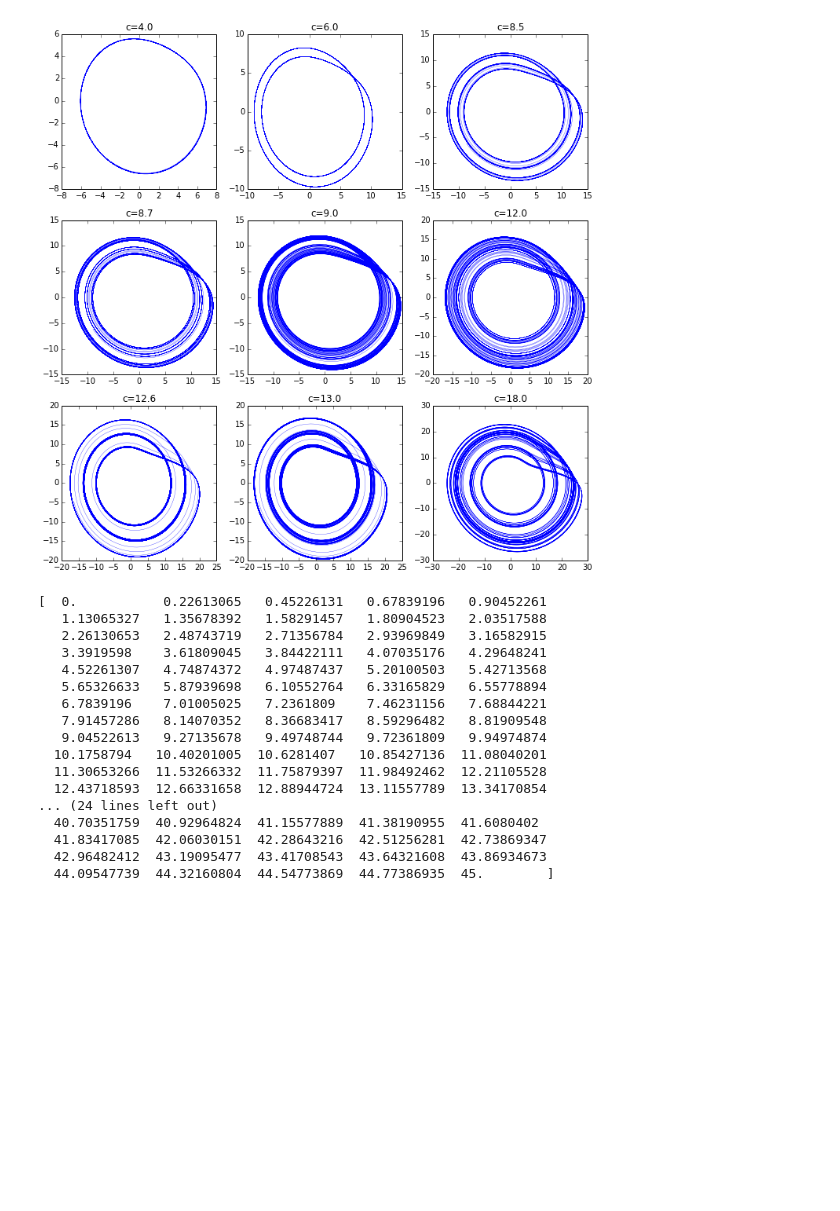
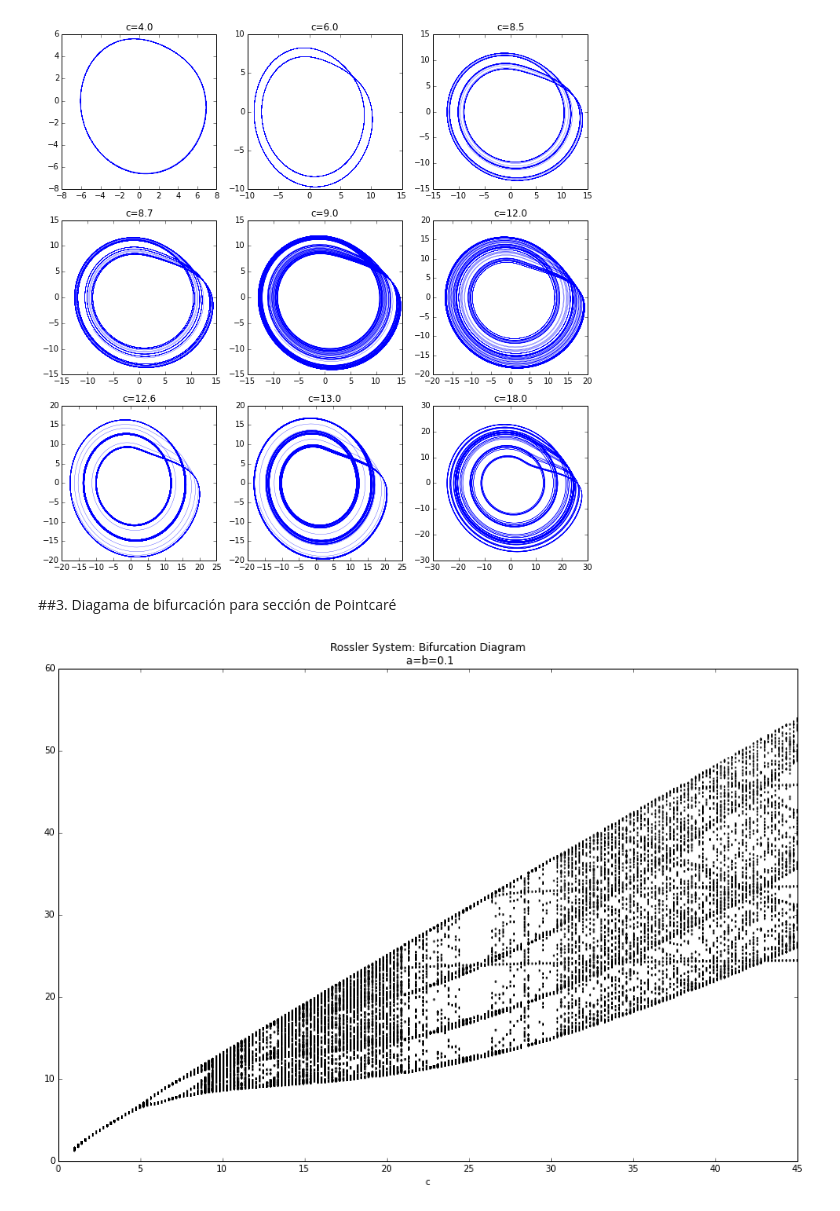
Before and after one commit to diitaz93/MC, a Jupyter notebook: Talleres/Taller7/Taller7.ipynb, the cells around one changed output. Drawn from its saved outputs; the diff is of its cells as text; code cells hidden in the pictures; blank space fills up the shorter version.

```diff
--- a/Talleres/Taller7/Taller7.ipynb
+++ b/Talleres/Taller7/Taller7.ipynb
@@ -40,65 +45,55 @@ show()
 # %%
+#Arreglo con los l¿valores de c en orden
 cs=array([4,6,8.5,8.7,9,12,12.6,13,18])
 figure(figsize=(12,12))
 
 for i in range(len(cs)):
     c=cs[i]
+    #Se convierte el numero del arreglo en String para el título
     cw=str(c)
     cf=str('c='+cw)
+    #Se resuelve el sistema de ecuaciones
     funsol=odeint(func,[1.,0.,1.],t)
-    x=funsol[5000:,0]
-    y=funsol[5000:,1]
+    #Y se escoge los indices de manera que se elimine el transiente
+    x1=funsol[5000:,0]
+    y1=funsol[5000:,1]
     subplot(3,3,i+1)
-    plot(x,y,lw=0.3)
+    plot(x1,y1,lw=0.3)
     title(cf)
 show()
 # %% [output]
 [figure]
+# %% [markdown]
+##3. Diagama de bifurcación para sección de Pointcaré
 # %%
+#Se crea un arreglo para varios valores de c
 l=linspace(1,45,200)
+
 figure(figsize=(15,10))
 xlim(0,45)
 xlabel('c')
 ylim(0,60)
 #Este ciclo varia el valor de c
 for i in range(len(l)):
     py=[]
     px=[]
     c=l[i]
     #Se resuelve el sistema de ecuaciones diferenciales para cada valor de c
     funsol=odeint(func,[1.,0.,1.],t)
     #Se escogen los arreglos para que eliminen el transiente de la solución
-    x=funsol[5000:,0]
-    y=funsol[5000:,1]
+    x2=funsol[5000:,0]
+    y2=funsol[5000:,1]
     #Este ciclo recorre los arreglos x y y
-    for j in range(len(y)):
+    for j in range(len(y2)):
         #Cuando el punto esta dentro de la seccion de Poincaré...
-        if((y[j]>=0.) & (abs(x[j])<=1.)):
+        if((y2[j]>=0.) & (abs(x2[j])<=1.)):
             #Se agregan sus coordenadas x y y a dos arreglos nuevos
-            py.append(y[j])
+            py.append(y2[j])
             px.append(c)
     py=array(py)
     px=array(px)
     scatter(px,py,c='k',s=0.2)
     title('Rossler System: Bifurcation Diagram\n a=b=0.1')
 show()
+# %% [output]
+[figure, added]
-# %%
-print l
-# %% [output]
-[  0.           0.22613065   0.45226131   0.67839196   0.90452261
-   1.13065327   1.35678392   1.58291457   1.80904523   2.03517588
-   2.26130653   2.48743719   2.71356784   2.93969849   3.16582915
-   3.3919598    3.61809045   3.84422111   4.07035176   4.29648241
-   4.52261307   4.74874372   4.97487437   5.20100503   5.42713568
-   5.65326633   5.87939698   6.10552764   6.33165829   6.55778894
-   6.7839196    7.01005025   7.2361809    7.46231156   7.68844221
-   7.91457286   8.14070352   8.36683417   8.59296482   8.81909548
-   9.04522613   9.27135678   9.49748744   9.72361809   9.94974874
-  10.1758794   10.40201005  10.6281407   10.85427136  11.08040201
-  11.30653266  11.53266332  11.75879397  11.98492462  12.21105528
-  12.43718593  12.66331658  12.88944724  13.11557789  13.34170854
-... (24 lines left out)
-  40.70351759  40.92964824  41.15577889  41.38190955  41.6080402
-  41.83417085  42.06030151  42.28643216  42.51256281  42.73869347
-  42.96482412  43.19095477  43.41708543  43.64321608  43.86934673
-  44.09547739  44.32160804  44.54773869  44.77386935  45.        ]
```
Also changed, not shown: parts of 6 cells of this notebook, 1 other file.
